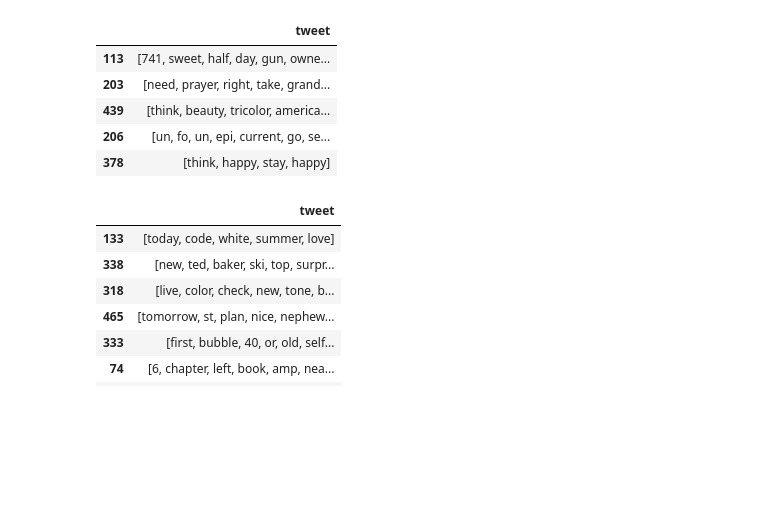
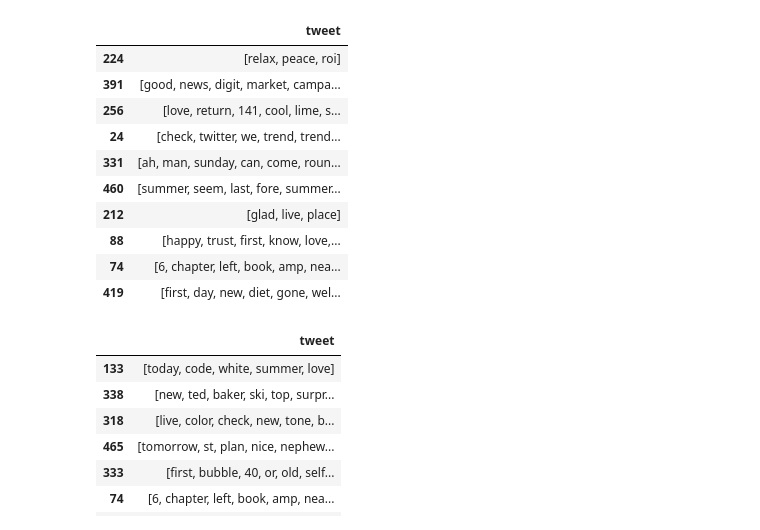
Before and after one commit to pralov-malla/Information-Retrieval-tasks, a Jupyter notebook: Lab1/Notebooks/word_statistics.ipynb, the cells around one changed output. Drawn from its saved outputs; the diff is of its cells as text; code cells hidden in the pictures; blank space fills up the shorter version.

```diff
--- a/Lab1/Notebooks/word_statistics.ipynb
+++ b/Lab1/Notebooks/word_statistics.ipynb
@@ -6,14 +6,19 @@ import matplotlib.pyplot as plt
 # %%
 df = pd.read_csv("../Data/tweets.csv")
 # %%
-df.sample(5)
+df.sample(10)
 # %% [output]
 |  | tweet |
-| 113 | [741, sweet, half, day, gun, owne... |
-| 203 | [need, prayer, right, take, grand... |
-| 439 | [think, beauty, tricolor, america... |
-| 206 | [un, fo, un, epi, current, go, se... |
-| 378 | [think, happy, stay, happy] |
+| 224 | [relax, peace, roi] |
+| 391 | [good, news, digit, market, campa... |
+| 256 | [love, return, 141, cool, lime, s... |
+| 24 | [check, twitter, we, trend, trend... |
+| 331 | [ah, man, sunday, can, come, roun... |
+| 460 | [summer, seem, last, fore, summer... |
+| 212 | [glad, live, place] |
+| 88 | [happy, trust, first, know, love,... |
+| 74 | [6, chapter, left, book, amp, nea... |
+| 419 | [first, day, new, diet, gone, wel... |
 # %%
 df['tweet'] = df['tweet'].apply(ast.literal_eval)
 # %%
```
